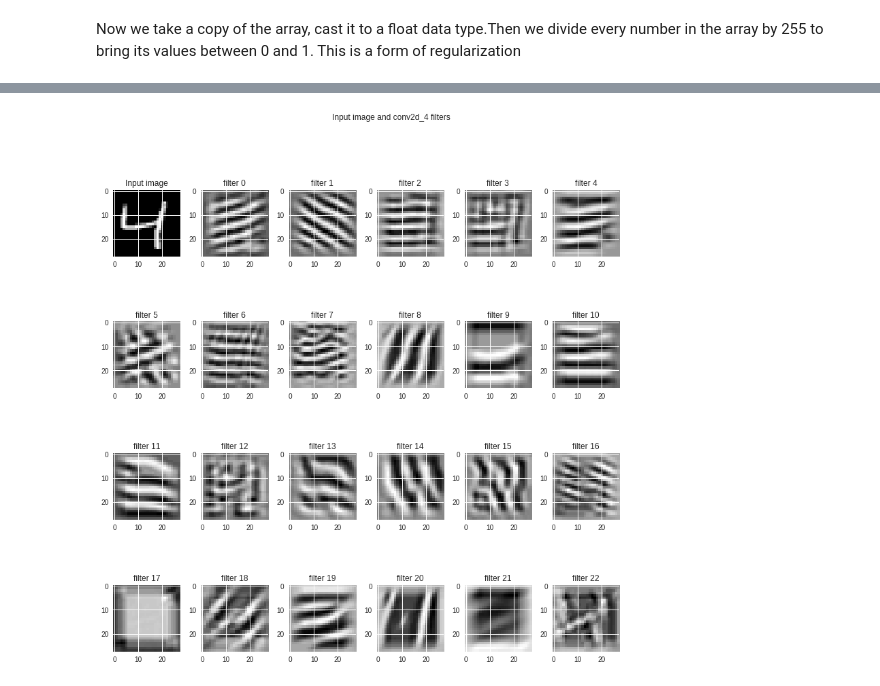
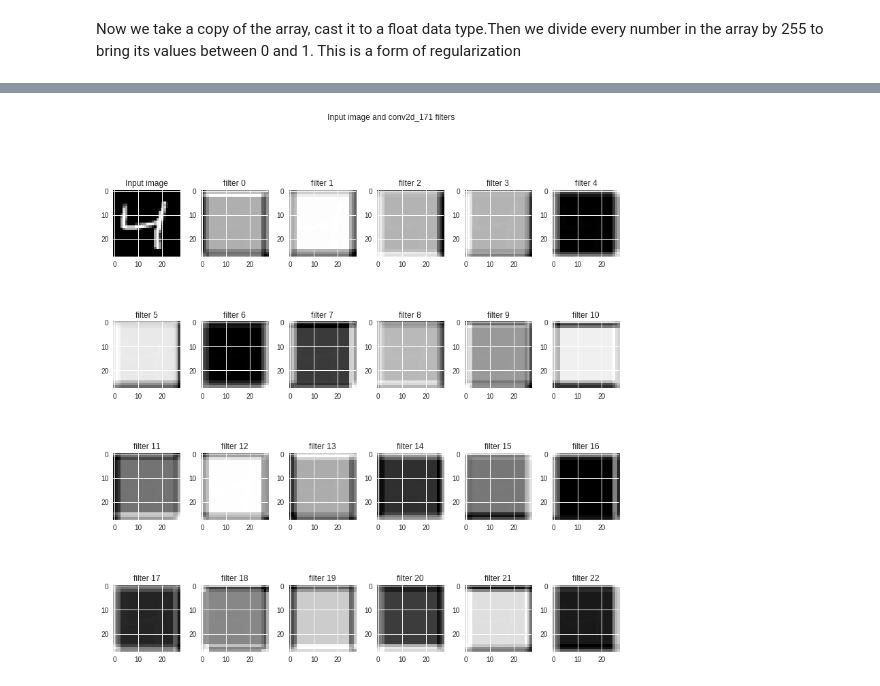
Before and after one commit to SiddhaarthS/ExternalInternship_DeepLearning, a Jupyter notebook: SIDDHAARTH_BATCH_1_ASSIGNMENT_4A.ipynb, the cells around one changed output, grey strips where cells are left out. Saved outputs shown, nothing was run; the diff lists cells and outputs as text; code cells hidden in the pictures.

```diff
--- a/SIDDHAARTH_BATCH_1_ASSIGNMENT_4A.ipynb
+++ b/SIDDHAARTH_BATCH_1_ASSIGNMENT_4A.ipynb
@@ -63,11 +43,14 @@ array([[0., 0., 0., 0., 0., 1., 0., 0., 0., 0.],
 # %%
-from keras.layers import Activation
 model = Sequential()
 
+model.add(Conv2D(filters = 32, kernel_size = (7, 7), input_shape = (28, 28, 1), padding='same'))
+model.add(Convolution2D(10, 1, activation='relu'))
+model.add(Activation('relu'))
+model.add(MaxPooling2D(pool_size=(2,2)))
+model.add(Dropout(0.25))
+model.add(Convolution2D(10, 14))
 
-model.add(Convolution2D(32, 7, 7, activation='relu', input_shape=(28,28,1)))
-model.add(Convolution2D(10, 1, activation='relu'))
-model.add(Convolution2D(10, 22))
+
 model.add(Flatten())
 model.add(Activation('softmax'))
 # %%
@@ -170,7 +150,7 @@ def deprocess_image(x):
     return x
 
 def vis_img_in_filter(img = np.array(X_train[2]).reshape((1, 28, 28, 1)).astype(np.float64),
-                      layer_name = 'conv2d_4'):
+                      layer_name = 'conv2d_171'):
     layer_output = layer_dict[layer_name].output
     img_ascs = list()
     for filter_index in range(layer_output.shape[3]):
@@ -193,31 +173,31 @@ def vis_img_in_filter(img = np.array(X_train[2]).reshape((1, 28, 28, 1)).astype(
         img_asc = np.array(img)
         # run gradient ascent for 20 steps
         for i in range(20):
             loss_value, grads_value = iterate([img_asc])
             img_asc += grads_value * step
 
         img_asc = img_asc[0]
         img_ascs.append(deprocess_image(img_asc).reshape((28, 28)))
 
     if layer_output.shape[3] >= 35:
         plot_x, plot_y = 6, 6
     elif layer_output.shape[3] >= 23:
         plot_x, plot_y = 4, 6
     elif layer_output.shape[3] >= 11:
         plot_x, plot_y = 2, 6
     else:
         plot_x, plot_y = 1, 2
     fig, ax = plt.subplots(plot_x, plot_y, figsize = (12, 12))
     ax[0, 0].imshow(img.reshape((28, 28)), cmap = 'gray')
     ax[0, 0].set_title('Input image')
     fig.suptitle('Input image and %s filters' % (layer_name,))
     fig.tight_layout(pad = 0.3, rect = [0, 0, 0.9, 0.9])
     for (x, y) in [(i, j) for i in range(plot_x) for j in range(plot_y)]:
         if x == 0 and y == 0:
             continue
         ax[x, y].imshow(img_ascs[x * plot_y + y - 1], cmap = 'gray')
         ax[x, y].set_title('filter %d' % (x * plot_y + y - 1))
 
 vis_img_in_filter()
 # %% [output]
-[figure, old version]
+[figure, new version]
```
Also changed, not shown: parts of 8 cells of this notebook.
